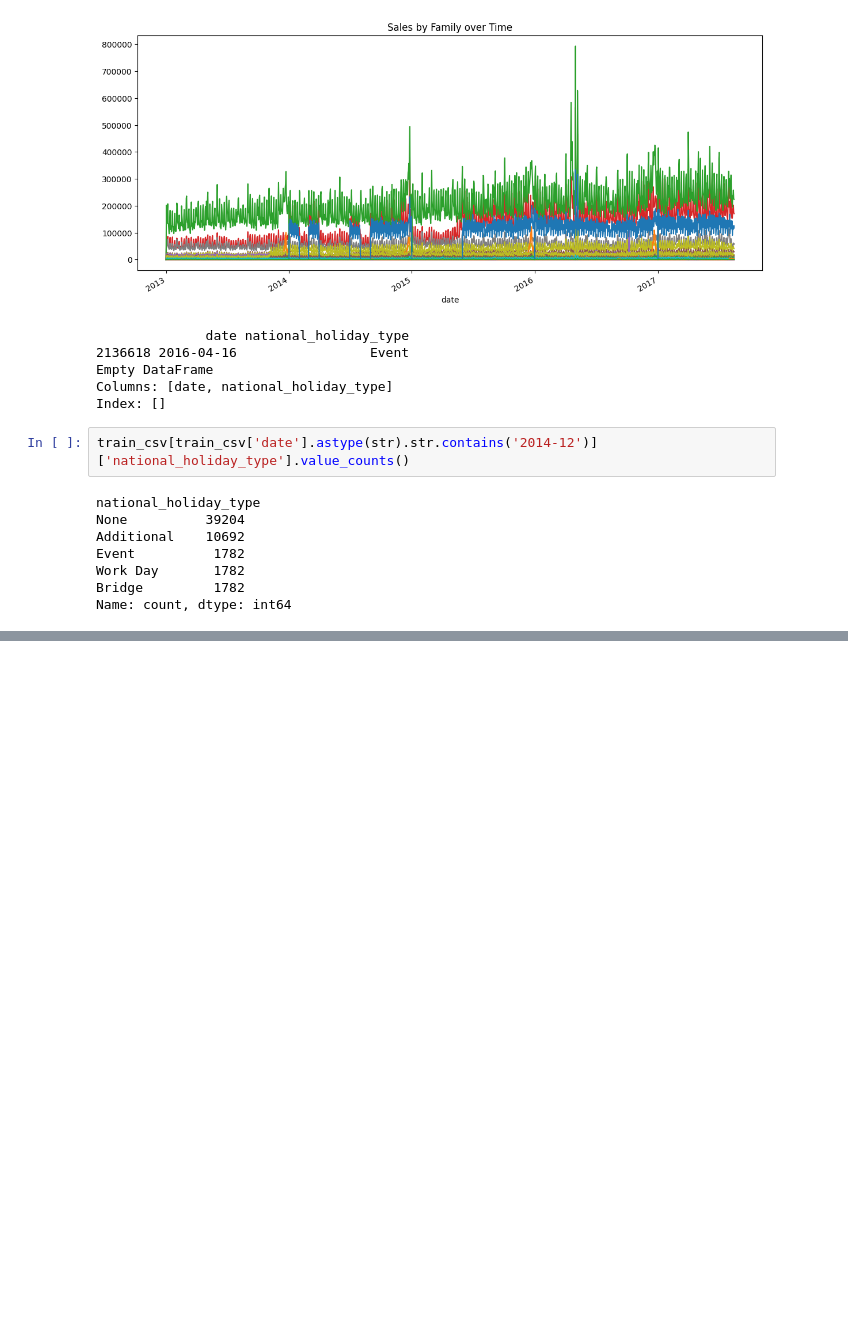
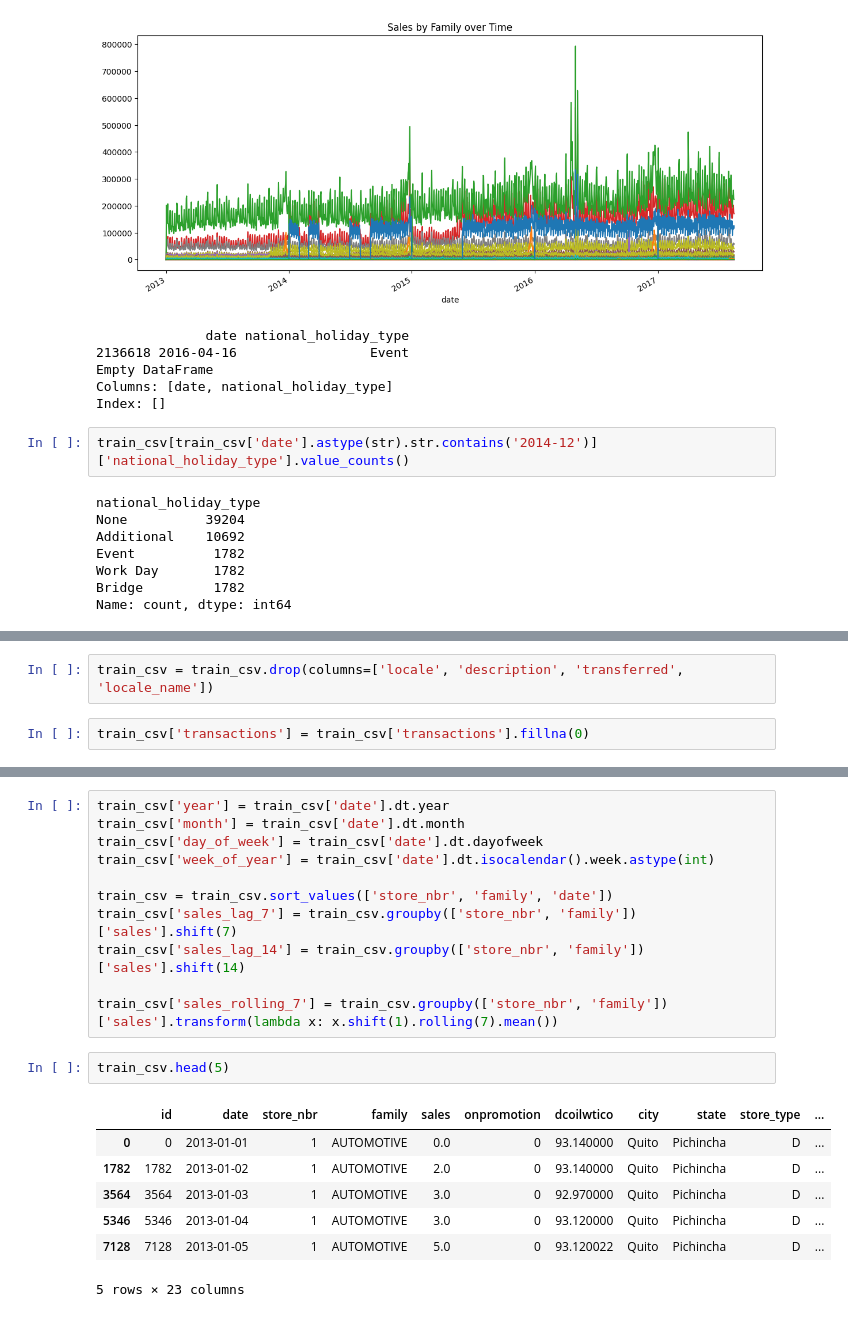
Before and after one commit to berkasin01/kaggle_competitions, a Jupyter notebook: time_series/time_series_forecast.ipynb, the cells around one changed output, grey strips where cells are left out. Cells and saved outputs as stored; diff of their text form; blank space fills up the shorter version.

```diff
--- a/time_series/time_series_forecast.ipynb
+++ b/time_series/time_series_forecast.ipynb
@@ -236,0 +217,4 @@ dtype: int64
+# %%
+train_csv = train_csv.drop(columns=['locale', 'description', 'transferred', 'locale_name'])
+# %%
+train_csv['transactions'] = train_csv['transactions'].fillna(0)
@@ -236,0 +241,21 @@ dtype: int64
+# %%
+train_csv['year'] = train_csv['date'].dt.year
+train_csv['month'] = train_csv['date'].dt.month
+train_csv['day_of_week'] = train_csv['date'].dt.dayofweek
+train_csv['week_of_year'] = train_csv['date'].dt.isocalendar().week.astype(int)
+
+train_csv = train_csv.sort_values(['store_nbr', 'family', 'date'])
+train_csv['sales_lag_7'] = train_csv.groupby(['store_nbr', 'family'])['sales'].shift(7)
+train_csv['sales_lag_14'] = train_csv.groupby(['store_nbr', 'family'])['sales'].shift(14)
+
+train_csv['sales_rolling_7'] = train_csv.groupby(['store_nbr', 'family'])['sales'].transform(lambda x: x.shift(1).rolling(7).mean())
+# %%
+train_csv.head(5)
+# %% [output]
+|  | id | date | store_nbr | family | sales | onpromotion | dcoilwtico | city | state | store_type | ... |
+| 0 | 0 | 2013-01-01 | 1 | AUTOMOTIVE | 0.0 | 0 | 93.140000 | Quito | Pichincha | D | ... |
+| 1782 | 1782 | 2013-01-02 | 1 | AUTOMOTIVE | 2.0 | 0 | 93.140000 | Quito | Pichincha | D | ... |
+| 3564 | 3564 | 2013-01-03 | 1 | AUTOMOTIVE | 3.0 | 0 | 92.970000 | Quito | Pichincha | D | ... |
+| 5346 | 5346 | 2013-01-04 | 1 | AUTOMOTIVE | 3.0 | 0 | 93.120000 | Quito | Pichincha | D | ... |
+| 7128 | 7128 | 2013-01-05 | 1 | AUTOMOTIVE | 5.0 | 0 | 93.120022 | Quito | Pichincha | D | ... |
+5 rows × 23 columns
```
Also changed, not shown: parts of 4 cells of this notebook.
